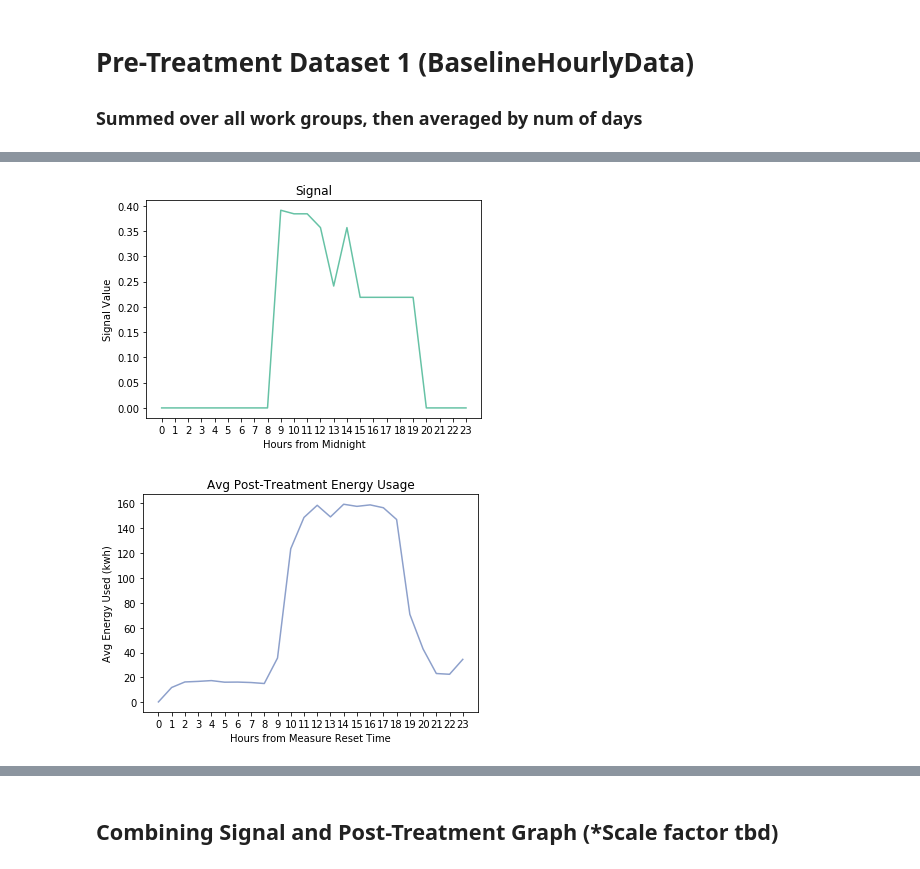
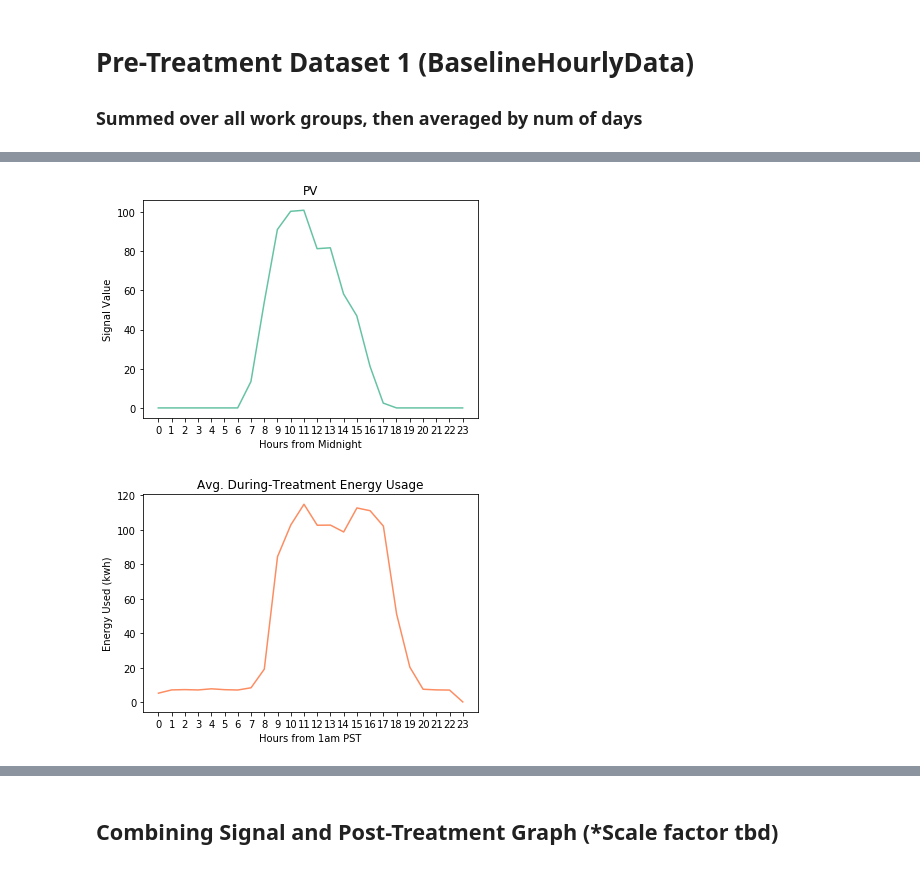
Before and after one commit to akashgokul/RAISE, a Jupyter notebook: Power_Analysis.ipynb, the cells around one changed output, grey strips where cells are left out. Saved outputs shown, nothing was run; the diff lists cells and outputs as text; code cells hidden in the pictures.

```diff
--- a/Power_Analysis.ipynb
+++ b/Power_Analysis.ipynb
@@ -28,7 +28,7 @@ with open('building_data.csv', encoding='utf8') as csvfile:
         # if rowcount>100:
         #     break
 
-pvsize = 5 #Assumption
+pvsize = 50 #Assumption
 
 netdemand = demand.copy()
 for i in range(len(demand)):
@@ -84,10 +84,9 @@ x = sol['x']
 #plt.show()
 
 # Signal should be according to what the optimal shifted controllable load is (x)
-signal = x / np.linalg.norm(x)
-signal = signal.tolist()
-signal = signal[12:] + signal[:12]
-signal = np.array(signal)
+#signal = x / np.linalg.norm(x)
+
+signal = pv_24*pvsize
 #plt.show()
 # %% [markdown]
 # Pre-Treatment Dataset 1 (BaselineHourlyData)
@@ -115,18 +164,18 @@ avg_energy_used = np.array([p / 62.0 for p in total_energy_used])
 # %%
-plt.plot(signal,'#66c2a5')
+plt.plot(signal,label='PV Generated',color='#66c2a5')
 plt.xlabel("Hours from Midnight")
 plt.xticks([i for i in range(0,24)])
 plt.ylabel("Signal Value")
-plt.title("Signal")
+plt.title("PV")
 plt.show()
 # %% [output]
-[figure, old version]
+[figure, new version]
 # %%
-plt.plot(avg_energy_used,'#8da0cb')
-plt.xlabel("Hours from Measure Reset Time")
+plt.plot(avg_energy_used_post,label="avg. during-treatment energy used",color='#fc8d62')
+plt.xlabel("Hours from 1am PST")
 plt.xticks([i for i in range(0,24)])
-plt.ylabel("Avg Energy Used (kwh)")
-plt.title("Avg Post-Treatment Energy Usage")
+plt.ylabel("Energy Used (kwh)")
+plt.title("Avg. During-Treatment Energy Usage")
 plt.show()
 # %% [output]
-[figure, old version]
+[figure, new version]
```
Also changed, not shown: parts of 19 cells of this notebook.
